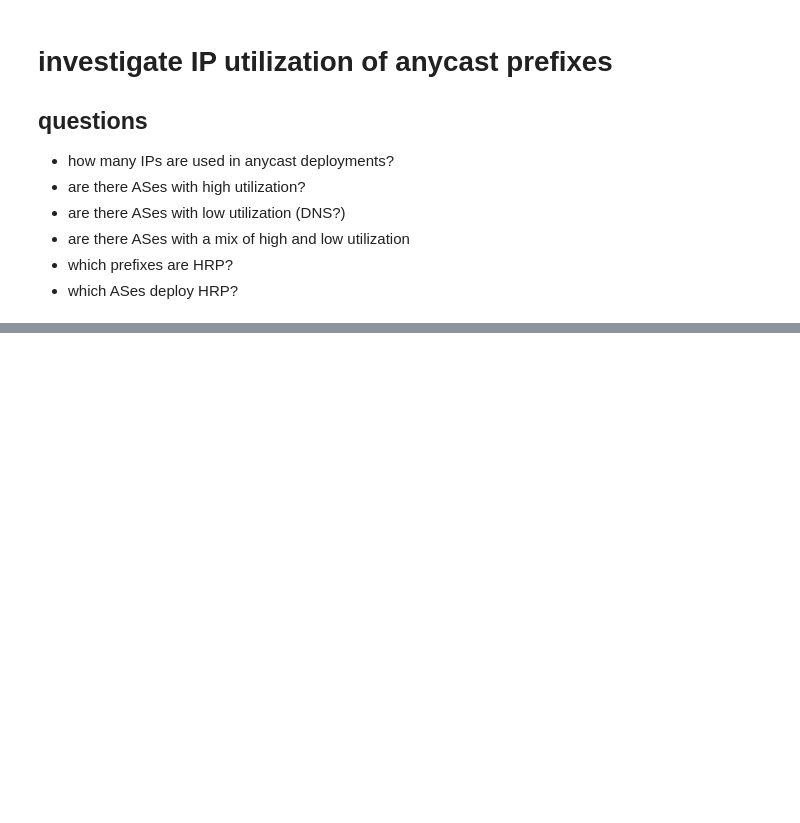
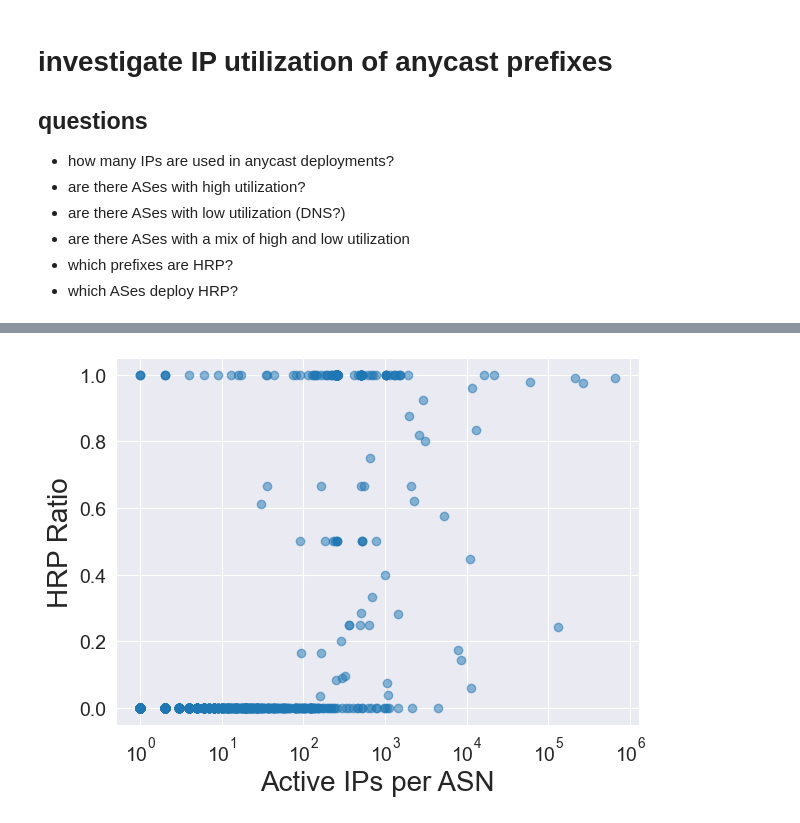
Before and after one commit to gustavoluvizotto/anycast-service-discovery, a Jupyter notebook: analysis/ip_utilization/ip_utilization.ipynb, the cells around one changed output, grey strips where cells are left out. Cells and saved outputs as stored; diff of their text form; code cells hidden in the pictures; blank space fills up the shorter version.

```diff
--- a/analysis/ip_utilization/ip_utilization.ipynb
+++ b/analysis/ip_utilization/ip_utilization.ipynb
@@ -36,0 +225,30 @@ TypeError: download_date() missing 2 required positional arguments: 'day' and 'v
+# %%
+# create table: ASN, /24s, active_IPs, IP_utilization, %HRP
+
+asn_table = (
+    census_v4
+        .groupby('ASN')
+        .agg(
+            slash24s=('prefix', 'count'),
+            active_ips=('number_of_active_ips', 'sum'),
+            hrp_count=('is_hrp', 'sum')
+        )
+)
+
+# calculate utilization at AS granularity
+asn_table['IP Utilization'] = (
+    asn_table['active_ips'] / (asn_table['slash24s'] * 256)
+)
+
+# calculate percentage of HRP
+asn_table['HRP'] = (
+    asn_table['hrp_count'] / asn_table['slash24s']
+)
+
+asn_table = asn_table.drop(columns='hrp_count')
+
+asn_table = asn_table.reset_index()
+
+asn_table.sort_values(by='active_ips', ascending=False, inplace=True)
+
+asn_table
@@ -36,0 +398,17 @@ TypeError: download_date() missing 2 required positional arguments: 'day' and 'v
+# %%
+plt.figure()
+
+plt.scatter(
+    asn_table['active_ips'],
+    asn_table['HRP'],
+    alpha=0.5
+)
+
+plt.xscale('log')
+plt.xlabel("Active IPs per ASN")
+plt.ylabel("HRP Ratio")
+plt.grid(True)
+plt.tight_layout()
+plt.show()
+# %% [output]
+[figure, added]
```
Also changed, not shown: parts of 28 cells of this notebook, 1 other file.
